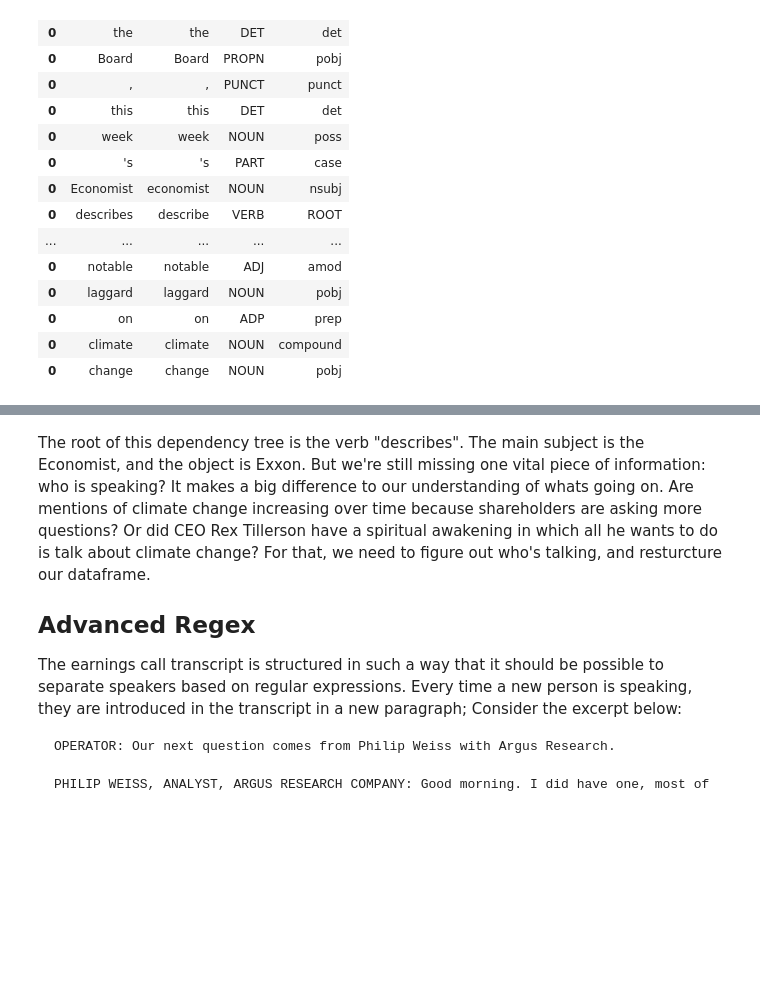
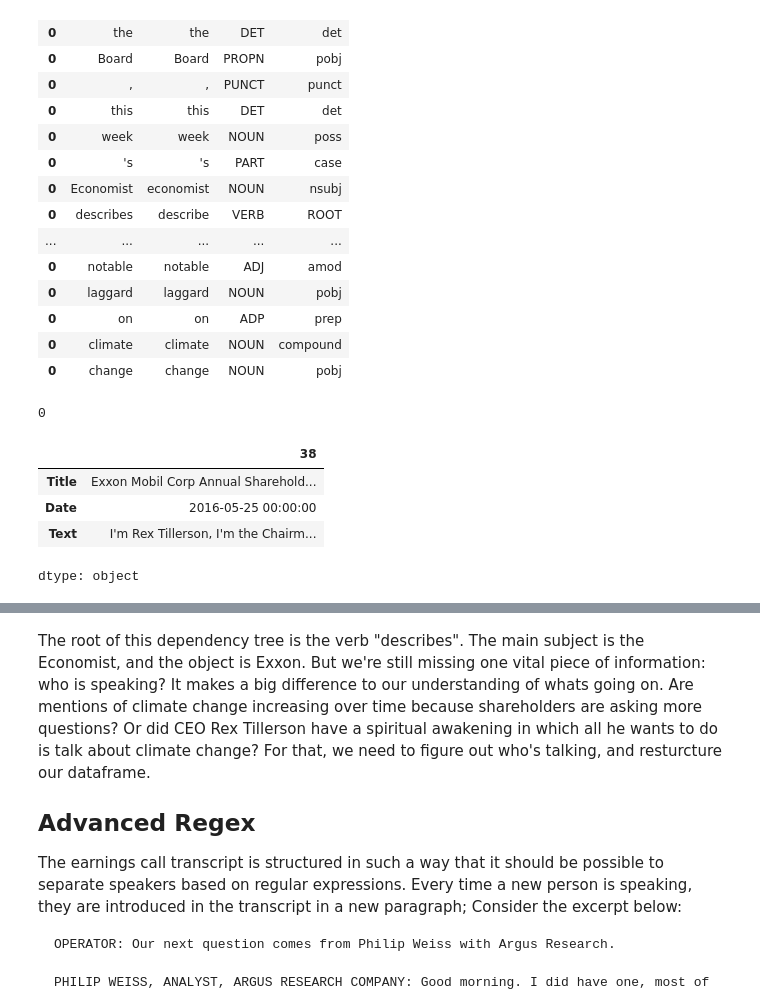
Before and after one commit to eli576/QM2, a Jupyter notebook: notebooks/W04. Natural Language Processing.ipynb, the cells around one changed output, grey strips where cells are left out. Saved outputs shown, nothing was run; the diff lists cells and outputs as text; code cells hidden in the pictures; blank space fills up the shorter version.

```diff
--- a/notebooks/W04. Natural Language Processing.ipynb
+++ b/notebooks/W04. Natural Language Processing.ipynb
@@ -434,3 +442,17 @@ results
 | 0 | on | on | ADP | prep |
 | 0 | climate | climate | NOUN | compound |
 | 0 | change | change | NOUN | pobj |
+# %%
+#counting how many times exxonmobil is nsubj of this sentence
+Exxonmobil_nsubj = len(results[(results['text'] == 'ExxonMobil') & (results['dep'] == 'nsubj')])
+Exxonmobil_nsubj
+# %% [output]
+0
+# %%
+call
+# %% [output]
+|  | 38 |
+| Title | Exxon Mobil Corp Annual Sharehold... |
+| Date | 2016-05-25 00:00:00 |
+| Text | I'm Rex Tillerson, I'm the Chairm... |
+dtype: object
```
Also changed, not shown: parts of 16 cells of this notebook.
